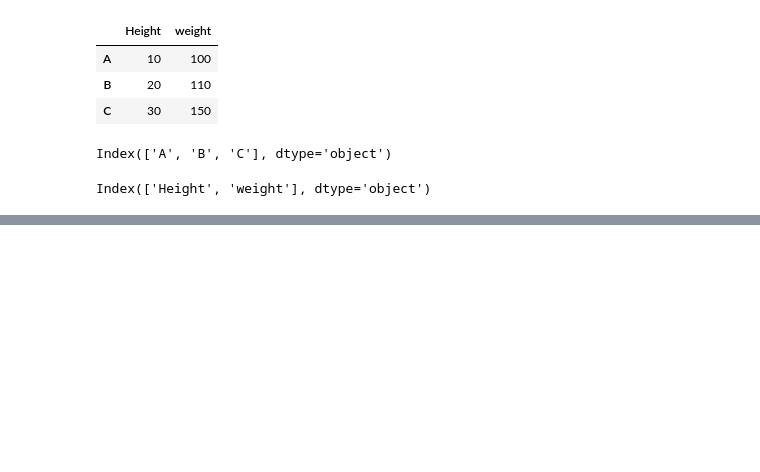
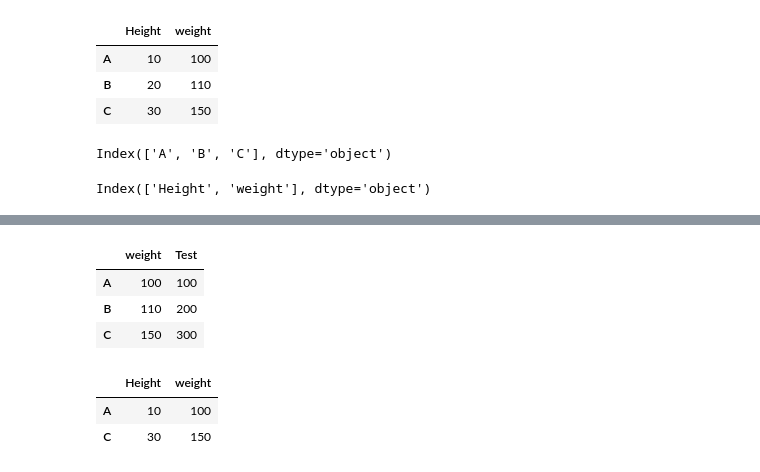
Before and after one commit to Pepcoders/Data-Science-January, a Jupyter notebook: Pandas/Pandas.ipynb, the cells around one changed output, grey strips where cells are left out. Cells and saved outputs as stored; diff of their text form; code cells hidden in the pictures; blank space fills up the shorter version.

```diff
--- a/Pandas/Pandas.ipynb
+++ b/Pandas/Pandas.ipynb
@@ -204,0 +258,7 @@ Index(['Height', 'weight'], dtype='object')
+# %%
+df
+# %% [output]
+|  | weight | Test |
+| A | 100 | 100 |
+| B | 110 | 200 |
+| C | 150 | 300 |
@@ -204,0 +267,6 @@ Index(['Height', 'weight'], dtype='object')
+# %%
+df
+# %% [output]
+|  | Height | weight |
+| A | 10 | 100 |
+| C | 30 | 150 |
```
Also changed, not shown: parts of 12 cells of this notebook.
